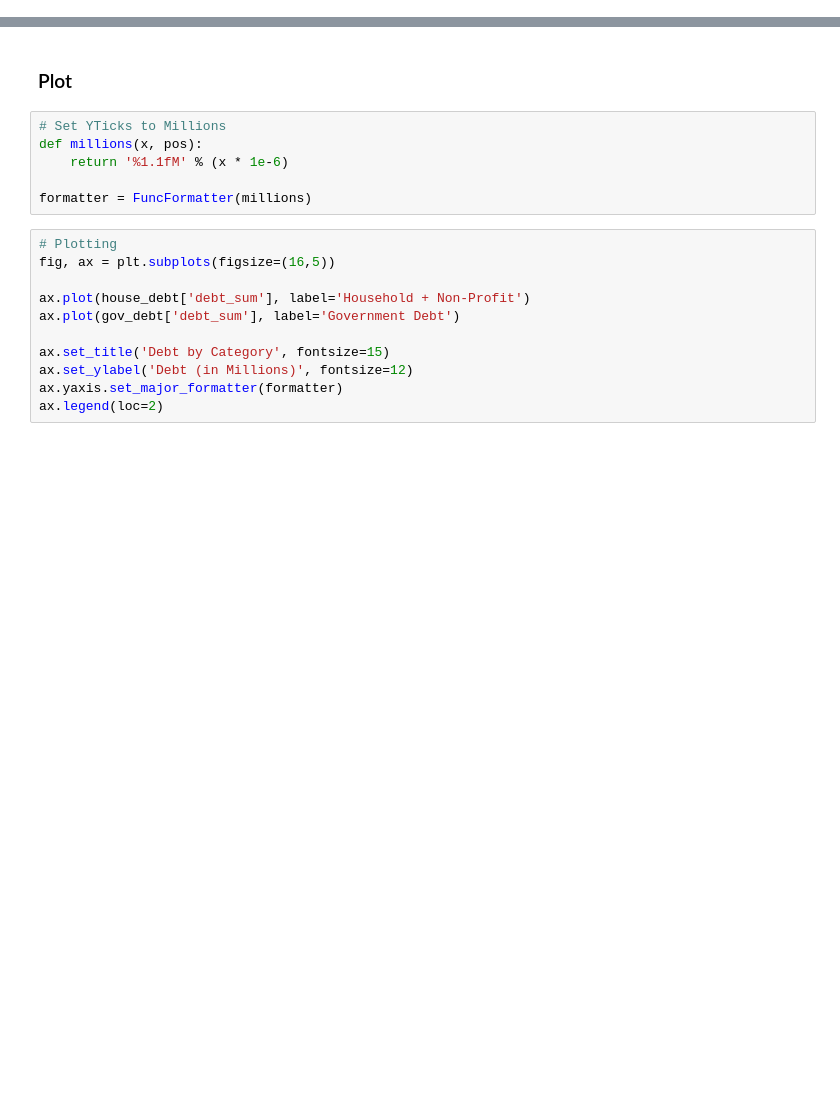
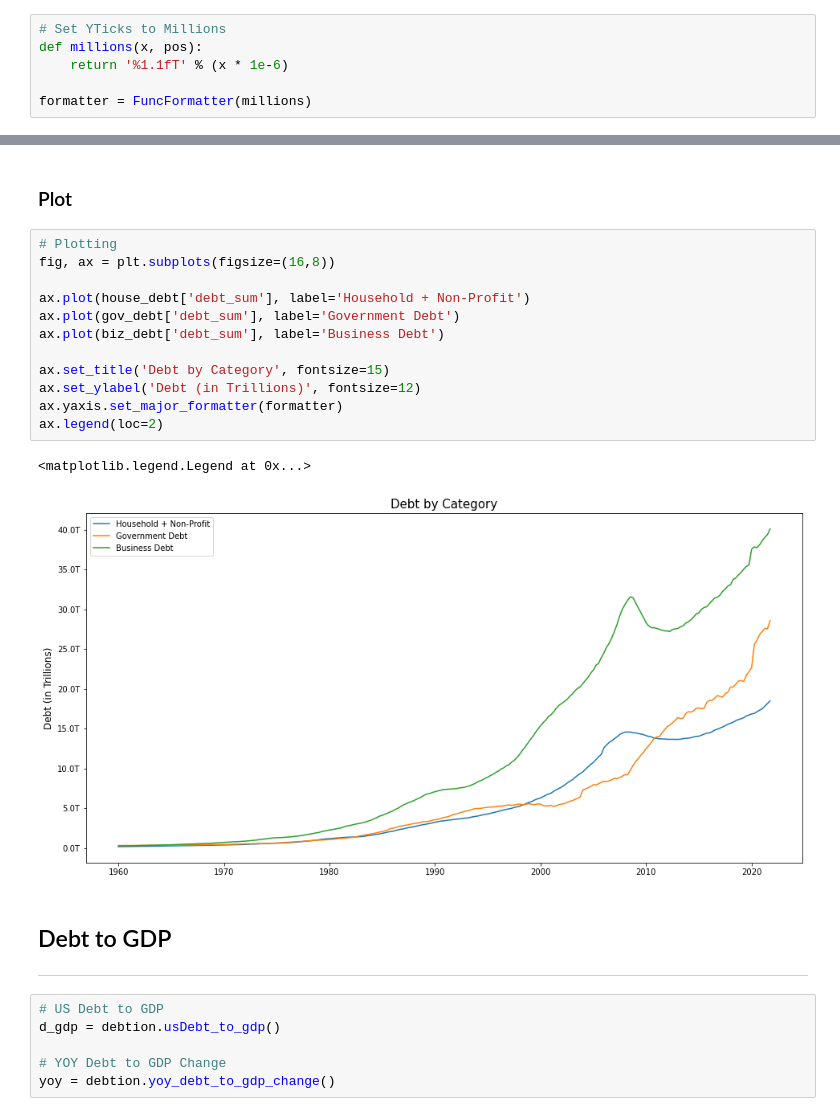
Before and after one commit to bridaniels/Principles_NavigatingBigDebtCrises, a Jupyter notebook: Part1/debtCalculator.ipynb, the cells around one changed output, grey strips where cells are left out. Cells and saved outputs as stored; diff of their text form; blank space fills up the shorter version.

Commit message:
two plots

```diff
--- a/Part1/debtCalculator.ipynb
+++ b/Part1/debtCalculator.ipynb
@@ -22,3 +24,9 @@ debtion = dtg.DEBT(dtg.measurements)
+# %%
+# Set YTicks to Millions
+def millions(x, pos):
+    return '%1.1fT' % (x * 1e-6)
+
+formatter = FuncFormatter(millions)
 # %% [markdown]
 ## Debt By Category:
 ---
@@ -36,19 +42,26 @@ AttributeError: 'DEBT' object has no attribute 'total_business_debt'
 # %% [markdown]
 ### Plot
-# %%
-# Set YTicks to Millions
-def millions(x, pos):
-    return '%1.1fM' % (x * 1e-6)
-
-formatter = FuncFormatter(millions)
 # %%
 # Plotting
-fig, ax = plt.subplots(figsize=(16,5))
+fig, ax = plt.subplots(figsize=(16,8))
 
 ax.plot(house_debt['debt_sum'], label='Household + Non-Profit')
 ax.plot(gov_debt['debt_sum'], label='Government Debt')
+ax.plot(biz_debt['debt_sum'], label='Business Debt')
 
 ax.set_title('Debt by Category', fontsize=15)
-ax.set_ylabel('Debt (in Millions)', fontsize=12)
+ax.set_ylabel('Debt (in Trillions)', fontsize=12)
 ax.yaxis.set_major_formatter(formatter)
 ax.legend(loc=2)
+# %% [output]
+<matplotlib.legend.Legend at 0x...>
+[figure, added]
+# %% [markdown]
+## Debt to GDP
+---
+# %%
+# US Debt to GDP
+d_gdp = debtion.usDebt_to_gdp()
+
+# YOY Debt to GDP Change
+yoy = debtion.yoy_debt_to_gdp_change()
```
Also changed, not shown: parts of 6 cells of this notebook, 1 other file.
